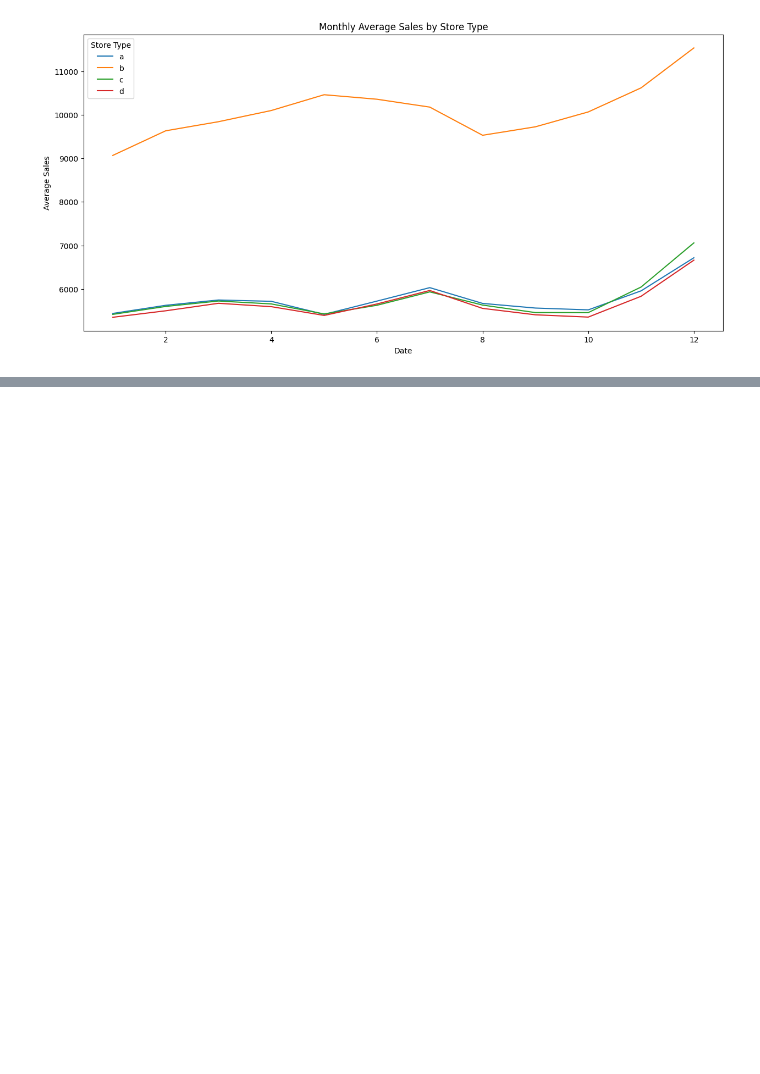
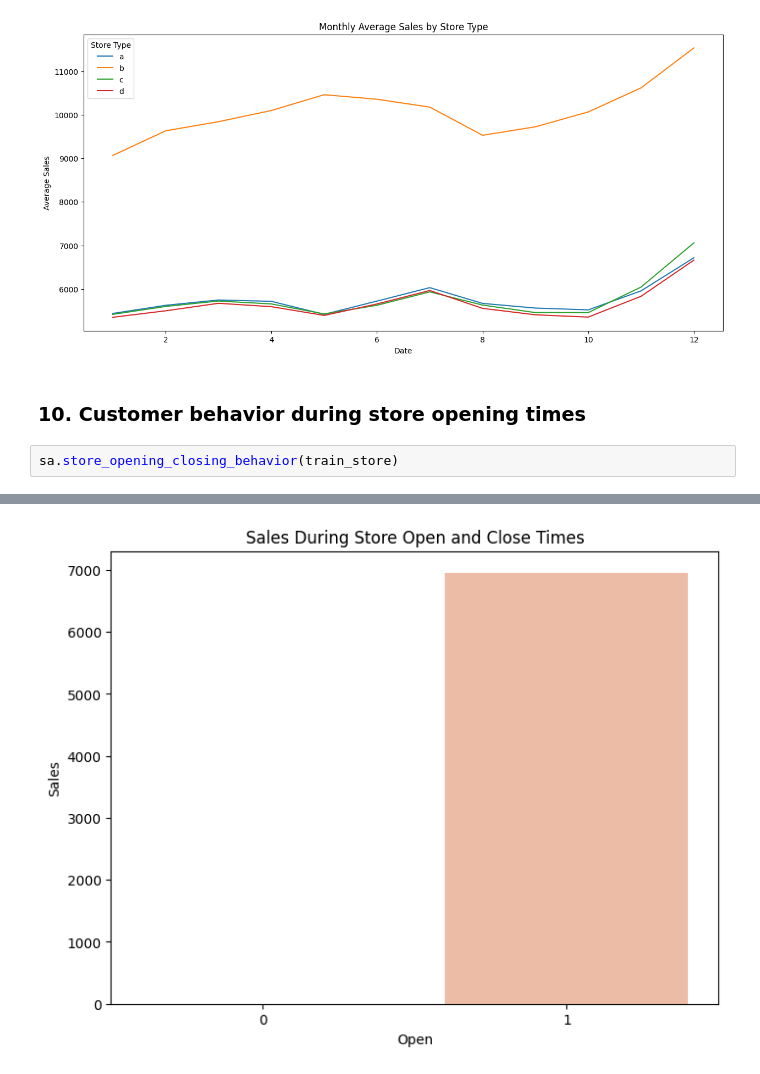
Before and after one commit to BlenSeleshi/SalesDataAnalytics, a Jupyter notebook: notebooks/salesAnalysis.ipynb, the cells around one changed output, grey strips where cells are left out. Cells and saved outputs as stored; diff of their text form; blank space fills up the shorter version.

```diff
--- a/notebooks/salesAnalysis.ipynb
+++ b/notebooks/salesAnalysis.ipynb
@@ -142,3 +142,8 @@ sa.plot_store_type_performance(train_store)
 # %% [output]
 2024-09-20 20:08:11,233 - INFO - Plotting store type performance over time...
 [figure]
+# %% [markdown]
+### 10. Customer behavior during store opening times
+# %%
+sa.store_opening_closing_behavior(train_store)
+# %% [output]
@@ -144,0 +153 @@ sa.plot_store_type_performance(train_store)
+[figure, added]
```
Also changed, not shown: parts of 3 cells of this notebook.
